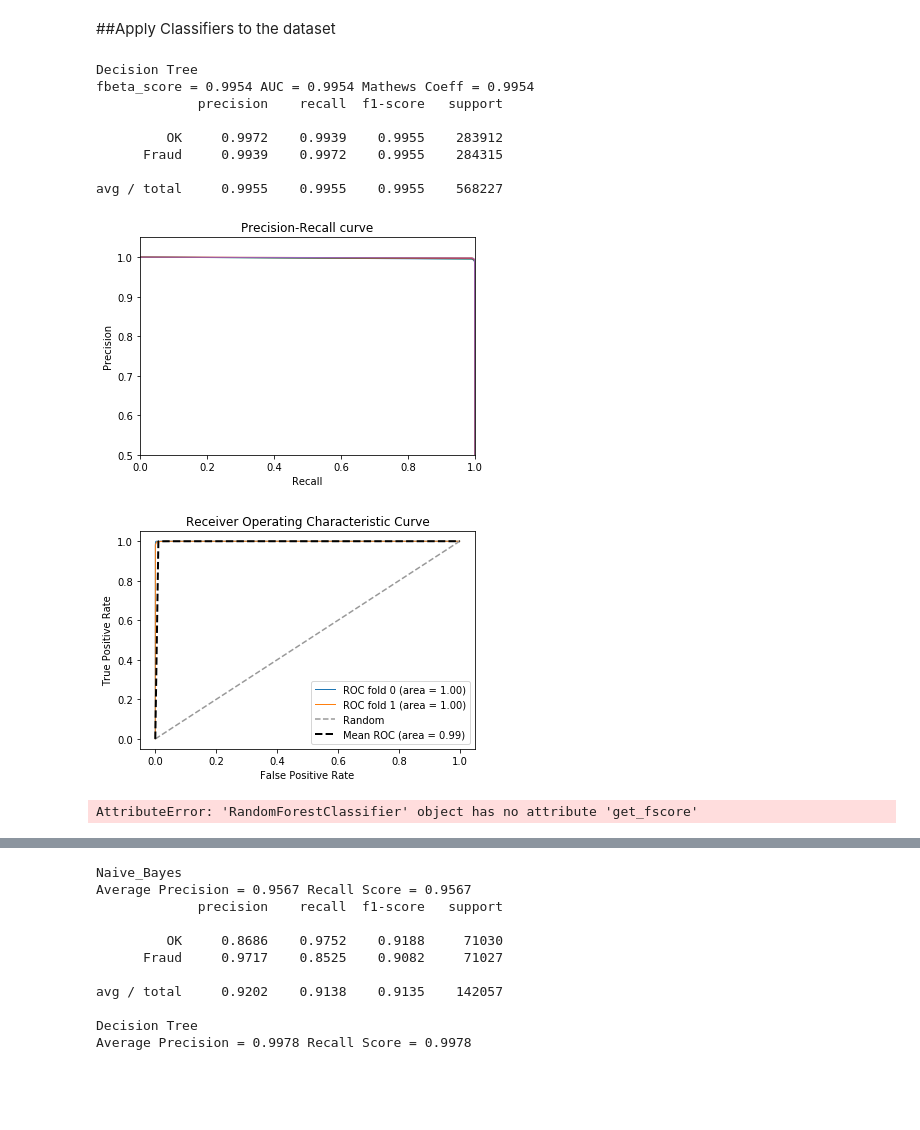
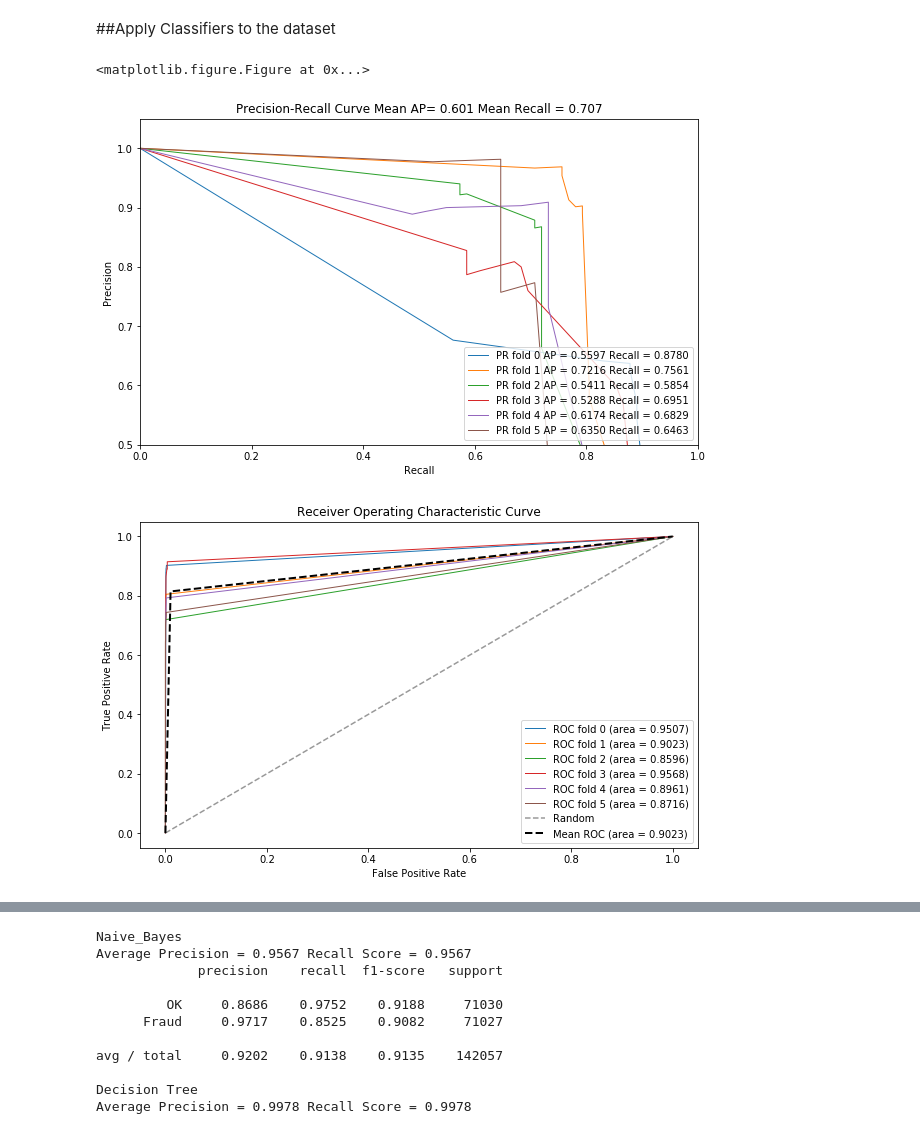
Before and after one commit to santhanaks/projects, a Jupyter notebook: capstone/credit.ipynb, the cells around one changed output, grey strips where cells are left out. Drawn from its saved outputs; the diff is of its cells as text; code cells hidden in the pictures; blank space fills up the shorter version.

```diff
--- a/capstone/credit.ipynb
+++ b/capstone/credit.ipynb
@@ -14,7 +14,7 @@ data = pd.read_csv('creditcard.csv')
 print "This dataset has {} data points with {} variables each.".format(*data.shape)
 
 y=data['Class']
-X = data.drop('Class', axis = 1)
+X=data.drop(['Class','Time'],axis = 1) #drop time class since the fraud transactions are not connected
 
 print X.shape
 print y.shape
@@ -45,8 +45,6 @@ Index([u'Time', u'V1', u'V2', u'V3', u'V4', u'V5', u'V6', u'V7', u'V8', u'V9',
        u'V28', u'Amount', u'Class'],
       dtype='object')
 # %%
-y=data['Class']
-X=data.drop(['Class','Time'],axis = 1) #drop time class since the fraud transactions are not connected
 percent_fraud = 100*float(np.sum(y))/len(X)
 print "{0:0.4f} % of the dataset are fraudulent transactions".format(percent_fraud)
 
@@ -54,5 +52,7 @@ print "{0:0.4f} % of the dataset are fraudulent transactions".format(percent_fra
 from sklearn.preprocessing import MinMaxScaler
 scaler=MinMaxScaler()
 X = scaler.fit_transform(X)
+print X.shape
+print y.shape
 # %% [output]
 0.1727 % of the dataset are fraudulent transactions
@@ -211,29 +227,11 @@ def output_classifier_score(clf_name,y_test,y_pred,y_pred_proba):
     print classification_report(y_test, y_pred, target_names=target_names,digits=4)
 # %%
 from sklearn.tree import DecisionTreeClassifier
-from sklearn.model_selection import cross_val_predict
-dectree_clf = DecisionTreeClassifier(min_samples_leaf=10,random_state=42)
-draw_precision_recall(dectree_clf,X,y)
-#draw_roc_curve(dectree_clf,X,y)
-beta=0.9
-y_pred = cross_val_predict(dectree_clf, X, y, cv=5)
-classifier_scoring('Decision Tree',y,y_pred,beta)
+dectree_clf = DecisionTreeClassifier(min_samples_leaf=5,random_state=42)
+draw_precision_recall(dectree_clf,X,y,1)
+draw_roc_curve(dectree_clf,X,y,2)
+plt.show()
 # %% [output]
-Decision Tree
-fbeta_score = 0.9954 AUC = 0.9954 Mathews Coeff = 0.9954
-             precision    recall  f1-score   support
-
-         OK     0.9972    0.9939    0.9955    283912
-      Fraud     0.9939    0.9972    0.9955    284315
-
-avg / total     0.9955    0.9955    0.9955    568227
+<matplotlib.figure.Figure at 0x...>
-[figure, old version]
+[figure, new version]
+[figure, added]
-# %%
-from sklearn.ensemble import RandomForestClassifier
-rand_clf = RandomForestClassifier(random_state=42)
-#draw_precision_recall(rand_clf,X,y)
-draw_roc_curve(rand_clf,X,y)
-feature_importance_graph(rand_clf)
-# %% [output]
-[figure, removed]
-AttributeError: 'RandomForestClassifier' object has no attribute 'get_fscore'
```
Also changed, not shown: parts of 18 cells of this notebook.
